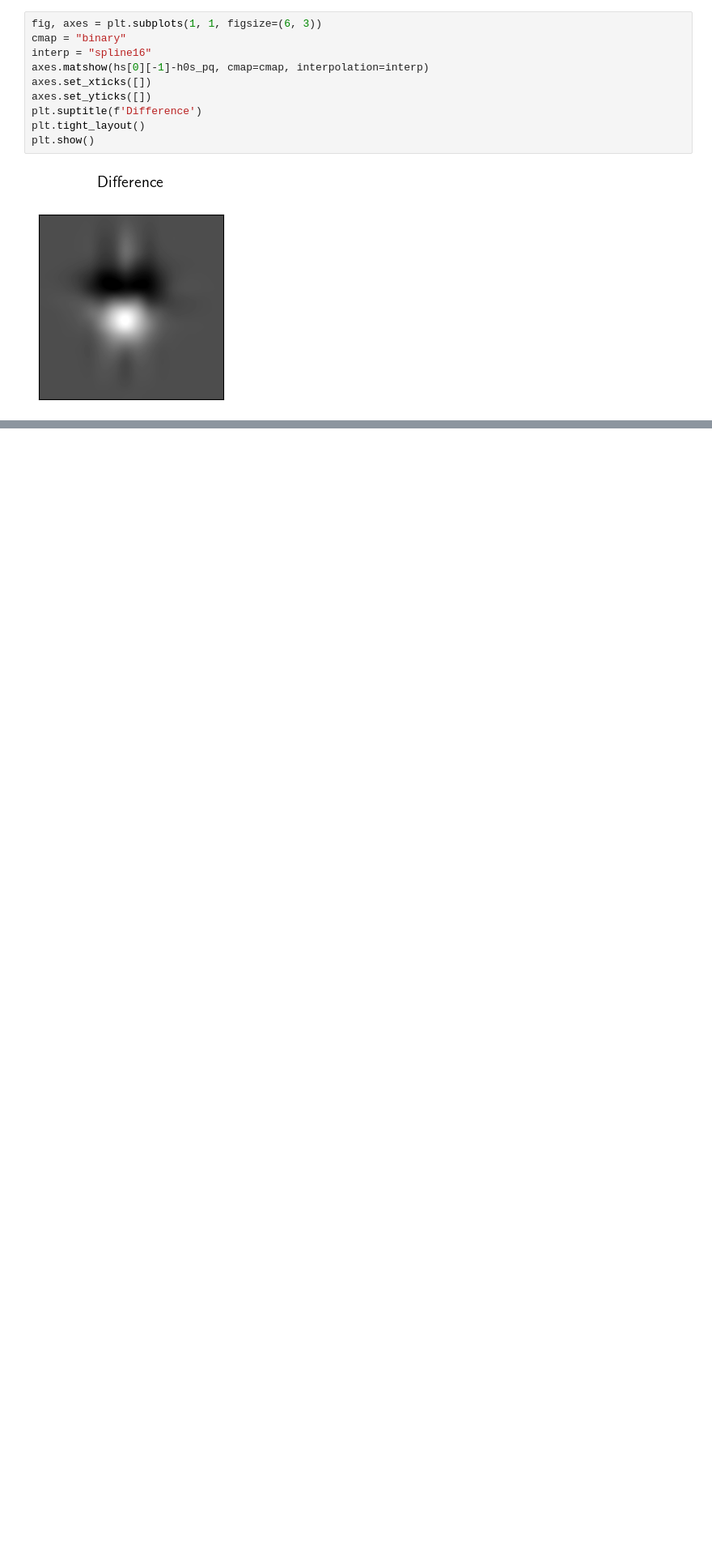
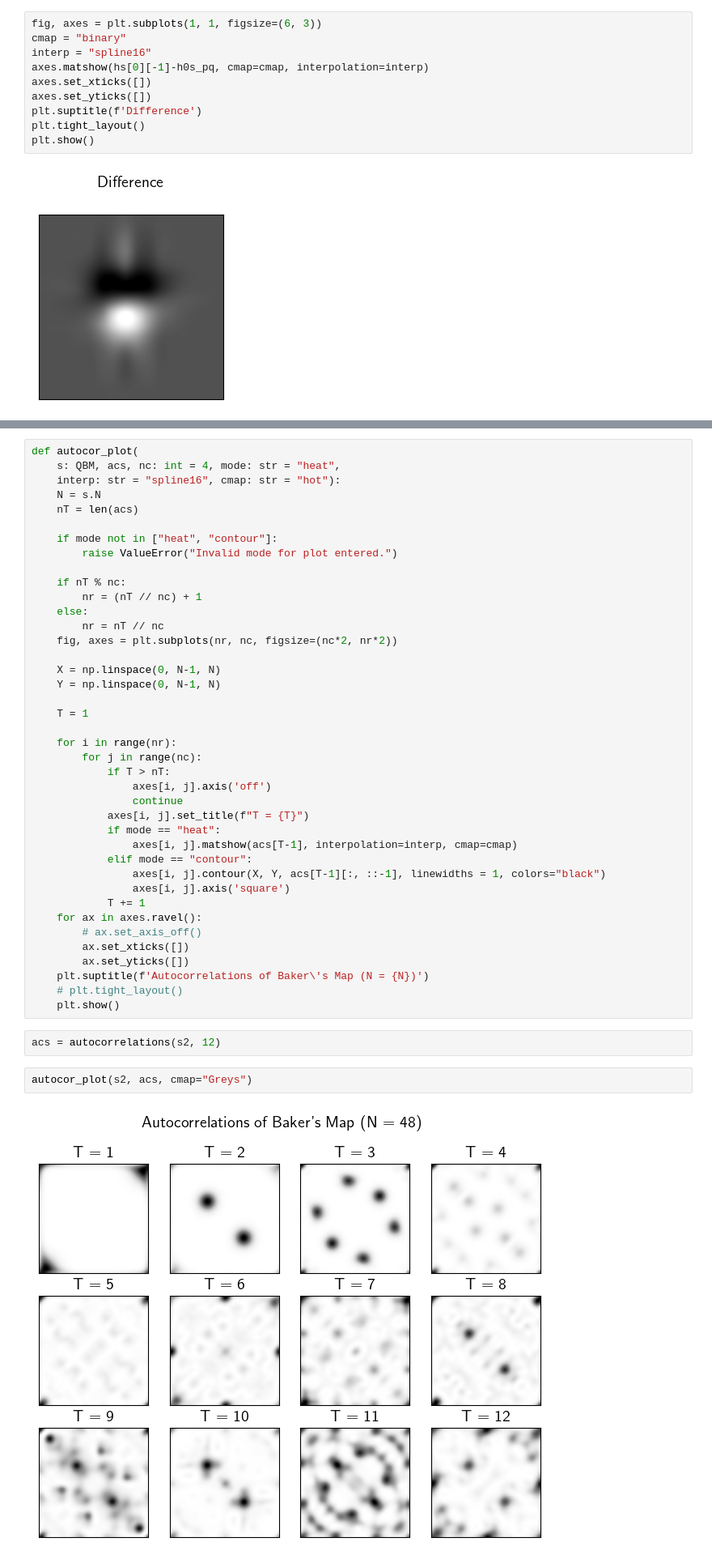
Before and after one commit to IBArbitrary/qbm, a Jupyter notebook: qbm-nb.ipynb, the cells around one changed output, grey strips where cells are left out. Shown at 81% size. Cells and saved outputs as stored; diff of their text form; blank space fills up the shorter version.

```diff
--- a/qbm-nb.ipynb
+++ b/qbm-nb.ipynb
@@ -288,0 +359,46 @@ plot_baker_states(*bs, cmap="binary")
+# %%
+def autocor_plot(
+    s: QBM, acs, nc: int = 4, mode: str = "heat",
+    interp: str = "spline16", cmap: str = "hot"):
+    N = s.N
+    nT = len(acs)
+
+    if mode not in ["heat", "contour"]:
+        raise ValueError("Invalid mode for plot entered.")
+
+    if nT % nc:
+        nr = (nT // nc) + 1
+    else:
+        nr = nT // nc
+    fig, axes = plt.subplots(nr, nc, figsize=(nc*2, nr*2))
+
+    X = np.linspace(0, N-1, N)
+    Y = np.linspace(0, N-1, N)
+
+    T = 1
+
+    for i in range(nr):
+        for j in range(nc):
+            if T > nT:
+                axes[i, j].axis('off')
+                continue
+            axes[i, j].set_title(f"T = {T}")
+            if mode == "heat":
+                axes[i, j].matshow(acs[T-1], interpolation=interp, cmap=cmap)
+            elif mode == "contour":
+                axes[i, j].contour(X, Y, acs[T-1][:, ::-1], linewidths = 1, colors="black")
+                axes[i, j].axis('square')
+            T += 1
+    for ax in axes.ravel():
+        # ax.set_axis_off()
+        ax.set_xticks([])
+        ax.set_yticks([])
+    plt.suptitle(f'Autocorrelations of Baker\'s Map (N = {N})')
+    # plt.tight_layout()
+    plt.show()
+# %%
+acs = autocorrelations(s2, 12)
+# %%
+autocor_plot(s2, acs, cmap="Greys")
+# %% [output]
+[figure, added]
```
Also changed, not shown: parts of 26 cells of this notebook, 4 other files.
